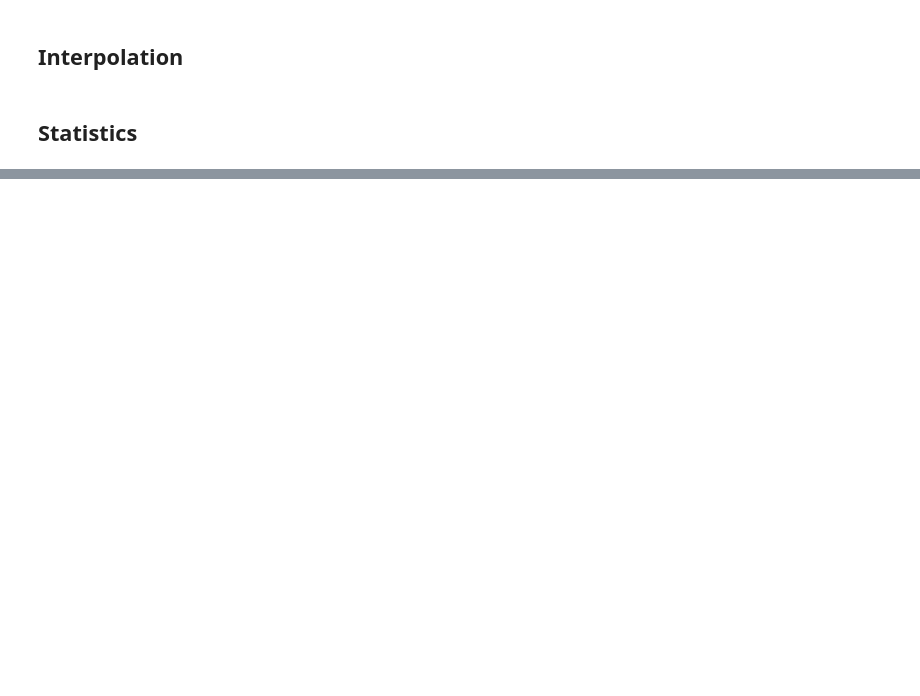
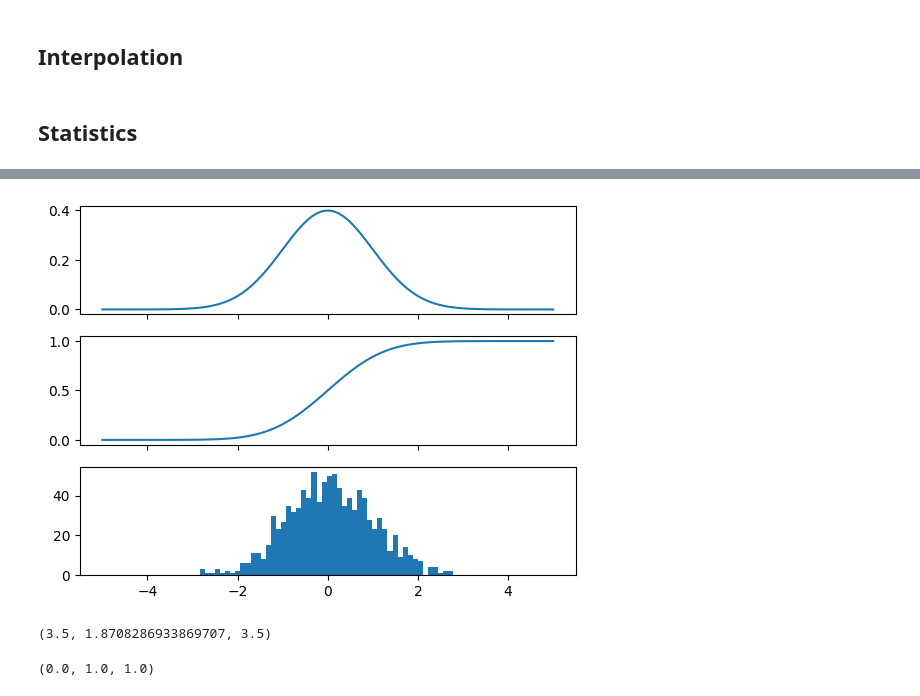
Before and after one commit to karaogluhh/PythonNotebooks, a Jupyter notebook: 003. Scipy.ipynb, the cells around one changed output, grey strips where cells are left out. Cells and saved outputs as stored; diff of their text form; code cells hidden in the pictures; blank space fills up the shorter version.

```diff
--- a/003. Scipy.ipynb
+++ b/003. Scipy.ipynb
@@ -151,0 +278,26 @@ norm(np.dot(A, X) - B)
+# %%
+# create a (continuous) random variable with normal distribution
+Y = stats.norm()
+
+x = np.linspace(-5,5,100)
+
+fig, axes = plt.subplots(3,1, sharex=True)
+
+# plot the probability distribution function (PDF)
+axes[0].plot(x, Y.pdf(x))
+
+# plot the cumulative distribution function (CDF)
+axes[1].plot(x, Y.cdf(x));
+
+# plot histogram of 1000 random realizations of the stochastic variable Y
+axes[2].hist(Y.rvs(size=1000), bins=50);
+# %% [output]
+[figure, added]
+# %%
+X.mean(), X.std(), X.var()
+# %% [output]
+(3.5, 1.8708286933869707, 3.5)
+# %%
+Y.mean(), Y.std(), Y.var()
+# %% [output]
+(0.0, 1.0, 1.0)
```
Also changed, not shown: parts of 22 cells of this notebook.
